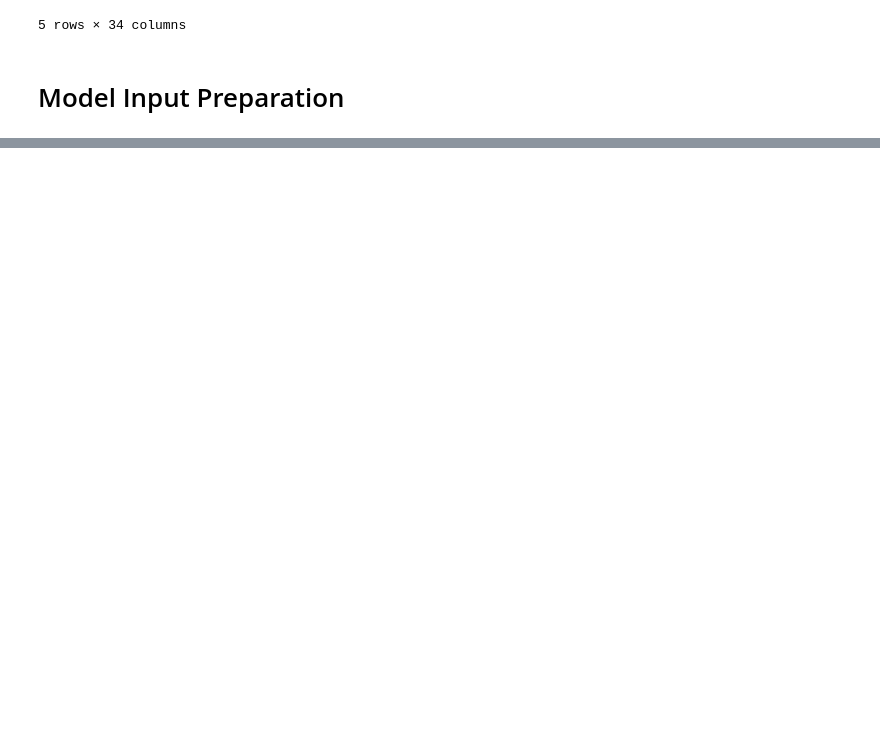
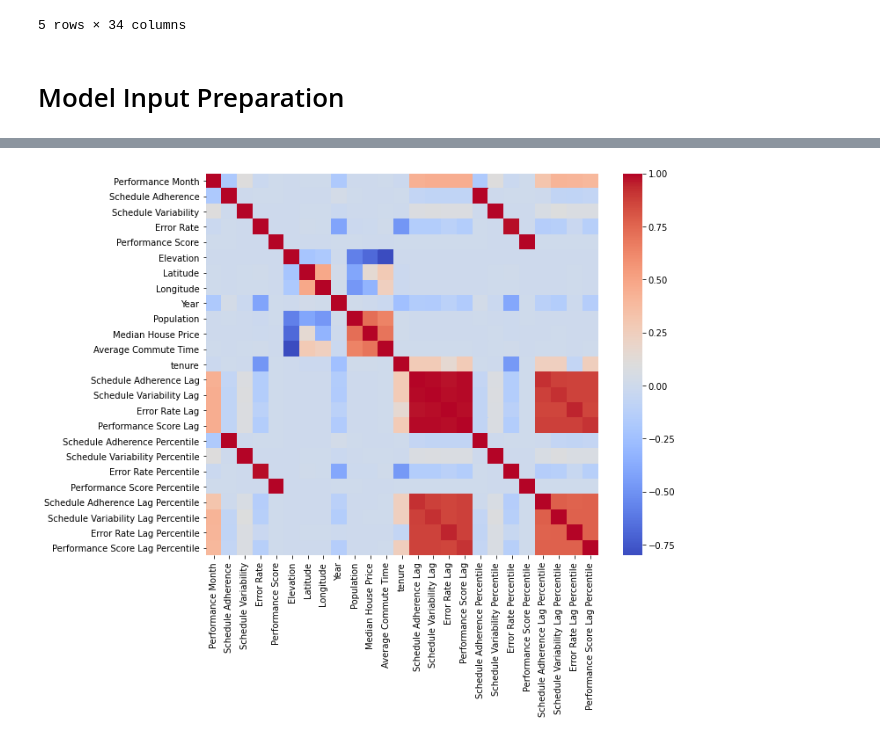
Before and after one commit to CynthiaLLLLL/Fore_take_home_assessment, a Jupyter notebook: fore_assessment/Take_home_assessment_Jingyi_Liang.ipynb, the cells around one changed output, grey strips where cells are left out. Drawn from its saved outputs; the diff is of its cells as text; code cells hidden in the pictures; blank space fills up the shorter version.

```diff
--- a/fore_assessment/Take_home_assessment_Jingyi_Liang.ipynb
+++ b/fore_assessment/Take_home_assessment_Jingyi_Liang.ipynb
@@ -368,0 +474,23 @@ df_all.head()
+# %%
+#Clean df_all like above
+df_all.drop('Termination Type', axis = 1, inplace = True)
+df_all['is_voluntary'] = np.where(df_all['is_voluntary']==True, 1, 0)
+df_all.drop(['Name', 'Start Date', 'End Date'], axis = 1, inplace = True)
+df_all['Population'].fillna(-1, inplace=True)
+df_all['Median House Price'].fillna(-1, inplace=True)
+df_all['Average Commute Time'].fillna(-1, inplace=True)
+df_all['Schedule Adherence Lag'].fillna(-1, inplace=True)
+df_all['Schedule Variability Lag'].fillna(-1, inplace=True)
+df_all['Error Rate Lag'].fillna(-1, inplace=True)
+df_all['Performance Score Lag'].fillna(-1, inplace=True)
+df_all['Schedule Adherence Lag Percentile'].fillna(-1, inplace=True)
+df_all['Schedule Variability Lag Percentile'].fillna(-1, inplace=True)
+df_all['Error Rate Lag Percentile'].fillna(-1, inplace=True)
+df_all['Performance Score Lag Percentile'].fillna(-1, inplace=True)
+#Creating slices of each departments
+df_IT = df_all[df_all['Department'] == 'IT']
+df_Marketing = df_all[df_all['Department'] == 'Marketing']
+df_Customer_Service = df_all[df_all['Department'] == 'Customer Service']
+df_Sales = df_all[df_all['Department'] == 'Sales']
+df_Accounting = df_all[df_all['Department'] == 'Accounting']
+df_Engineering = df_all[df_all['Department'] == 'Engineering']
@@ -368,0 +519,9 @@ df_all.head()
+# %%
+#Correlations between x variables
+df_x = df_all.copy()
+df_x.drop('is_voluntary',axis = 1, inplace = True)
+fig, ax = plt.subplots(figsize = (10, 8))
+sns.heatmap(df_x.iloc[:, :].corr(), cmap = 'coolwarm', ax = ax)
+plt.show()
+# %% [output]
+[figure, added]
```
Also changed, not shown: parts of 37 cells of this notebook, 16 other files.
